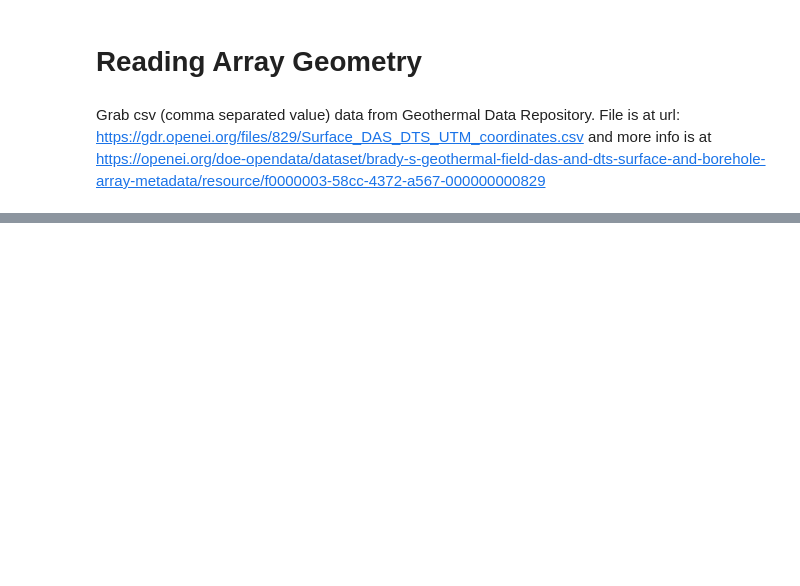
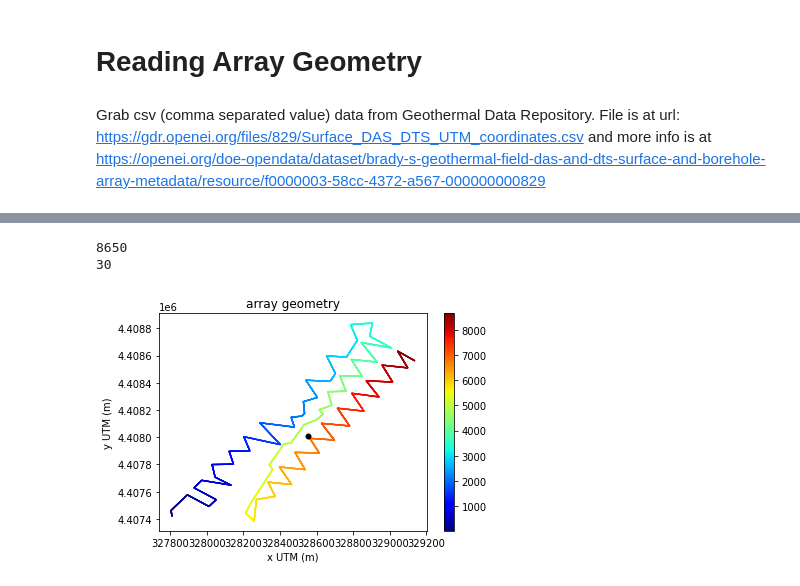
Before and after one commit to DAS-RCN/IntroToDASData, a Jupyter notebook: BradyHotSprings.ipynb, the cells around one changed output, grey strips where cells are left out. Saved outputs shown, nothing was run; the diff lists cells and outputs as text; code cells hidden in the pictures; blank space fills up the shorter version.

```diff
--- a/BradyHotSprings.ipynb
+++ b/BradyHotSprings.ipynb
@@ -60,0 +99,18 @@ Surface_DAS_DTS_UTM 100%[===================>] 300.17K   746KB/s    in 0.4s
+# %%
+maxCh = np.max(ch)
+minCh = np.min(ch)
+print(maxCh)
+print(minCh)
+# location of source from https://gdr.openei.org/submissions/849
+# converted to UTM by https://www.latlong.net/lat-long-utm.html
+plt.scatter(x,y,c=ch,linewidth=0,s=2,cmap=plt.get_cmap('jet'))
+plt.colorbar()
+plt.xlabel('x UTM (m)')
+plt.ylabel('y UTM (m)')
+plt.title('array geometry')
+plt.scatter(srcX,srcY,c='k',linewidth=0)
+plt.show()
+# %% [output]
+8650
+30
+[figure, added]
```
Also changed, not shown: parts of 7 cells of this notebook.
